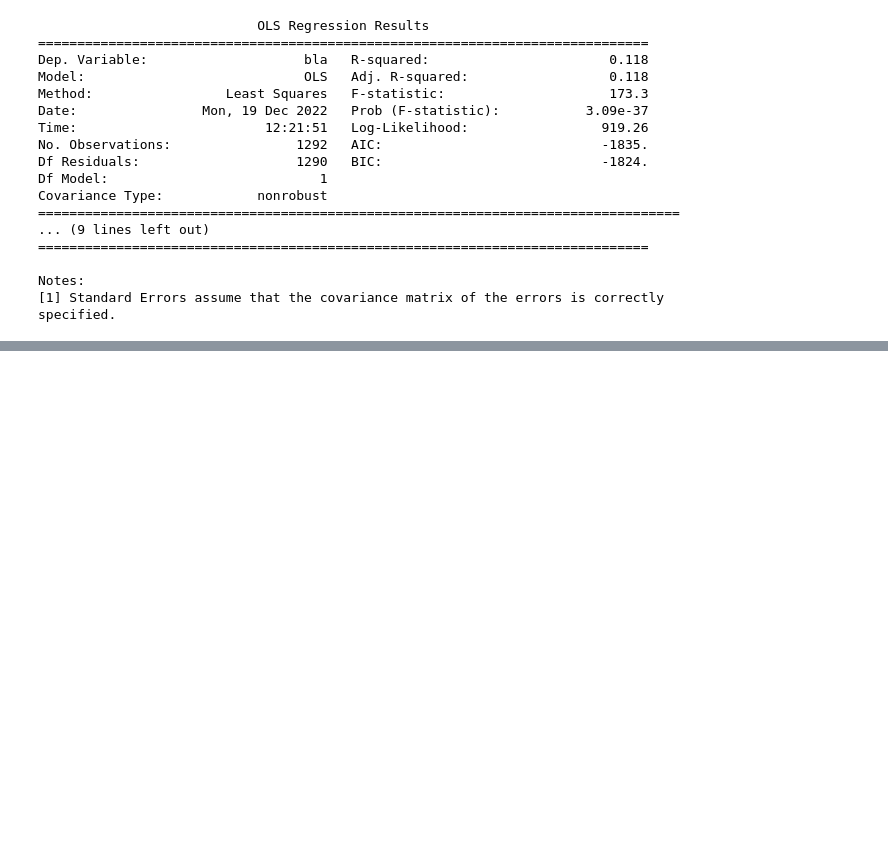
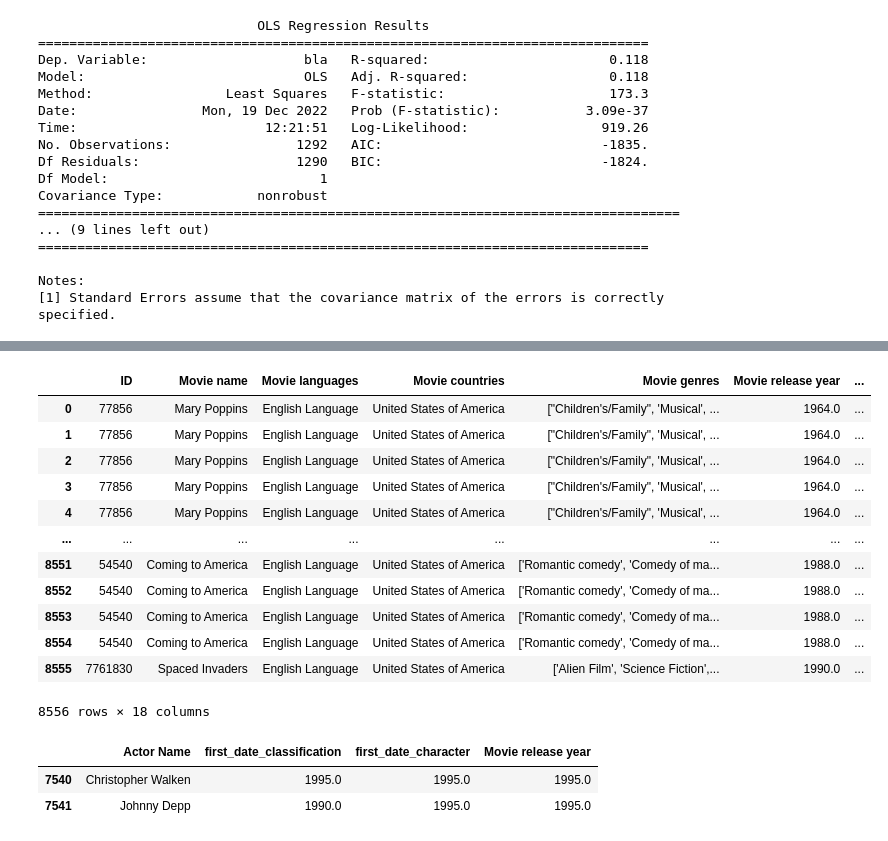
Before and after one commit to epfl-ada/ada-2022-project-cnxtn, a Jupyter notebook: personnas_analyis.ipynb, the cells around one changed output, grey strips where cells are left out. Cells and saved outputs as stored; diff of their text form; code cells hidden in the pictures; blank space fills up the shorter version.

```diff
--- a/personnas_analyis.ipynb
+++ b/personnas_analyis.ipynb
@@ -248,0 +263,5 @@ Notes:
+# %%
+first_date_classification = movies_with_character.groupby(['Actor Name','classification']).agg({'Movie release year': 'min'}).reset_index().rename(columns={"Movie release year": "first_date_classification"})
+first_date_character = movies_with_character.groupby(['Actor Name','Character Name']).agg({'Movie release year': 'min'}).reset_index().rename(columns={"Movie release year": "first_date_character"})
+first_dates = pd.merge(first_date_classification,first_date_character,on =['Actor'])
+first_date_character
@@ -248,0 +282,24 @@ Notes:
+# %%
+movies_with_classification_first_date =pd.merge(movies_with_character,first_date_classification,on = ['Actor Name','classification'],how = 'left')
+movies_with_character_first_date =pd.merge(movies_with_classification_first_date,first_date_character,on = ['Actor Name','Character Name'],how = 'left')
+movies_with_character_first_date
+# %% [output]
+|  | ID | Movie name | Movie languages | Movie countries | Movie genres | Movie release year | ... |
+| 0 | 77856 | Mary Poppins | English Language | United States of America | ["Children's/Family", 'Musical', ... | 1964.0 | ... |
+| 1 | 77856 | Mary Poppins | English Language | United States of America | ["Children's/Family", 'Musical', ... | 1964.0 | ... |
+| 2 | 77856 | Mary Poppins | English Language | United States of America | ["Children's/Family", 'Musical', ... | 1964.0 | ... |
+| 3 | 77856 | Mary Poppins | English Language | United States of America | ["Children's/Family", 'Musical', ... | 1964.0 | ... |
+| 4 | 77856 | Mary Poppins | English Language | United States of America | ["Children's/Family", 'Musical', ... | 1964.0 | ... |
+| ... | ... | ... | ... | ... | ... | ... | ... |
+| 8551 | 54540 | Coming to America | English Language | United States of America | ['Romantic comedy', 'Comedy of ma... | 1988.0 | ... |
+| 8552 | 54540 | Coming to America | English Language | United States of America | ['Romantic comedy', 'Comedy of ma... | 1988.0 | ... |
+| 8553 | 54540 | Coming to America | English Language | United States of America | ['Romantic comedy', 'Comedy of ma... | 1988.0 | ... |
+| 8554 | 54540 | Coming to America | English Language | United States of America | ['Romantic comedy', 'Comedy of ma... | 1988.0 | ... |
+| 8555 | 7761830 | Spaced Invaders | English Language | United States of America | ['Alien Film', 'Science Fiction',... | 1990.0 | ... |
+8556 rows × 18 columns
+# %%
+movies_with_character_first_date[movies_with_character_first_date['ID']== 1881878 ][['Actor Name','first_date_classification','first_date_character','Movie release year']]
+# %% [output]
+|  | Actor Name | first_date_classification | first_date_character | Movie release year |
+| 7540 | Christopher Walken | 1995.0 | 1995.0 | 1995.0 |
+| 7541 | Johnny Depp | 1990.0 | 1995.0 | 1995.0 |
```
Also changed, not shown: parts of 15 cells of this notebook, 2 other files.
